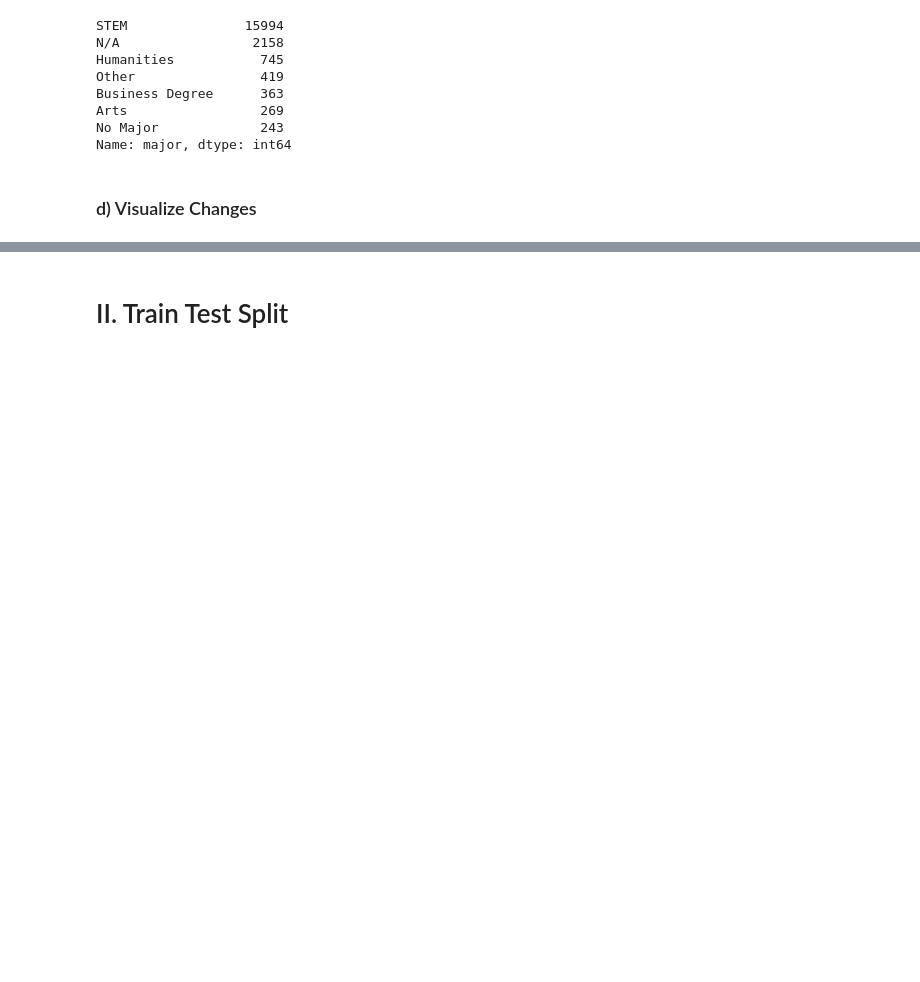
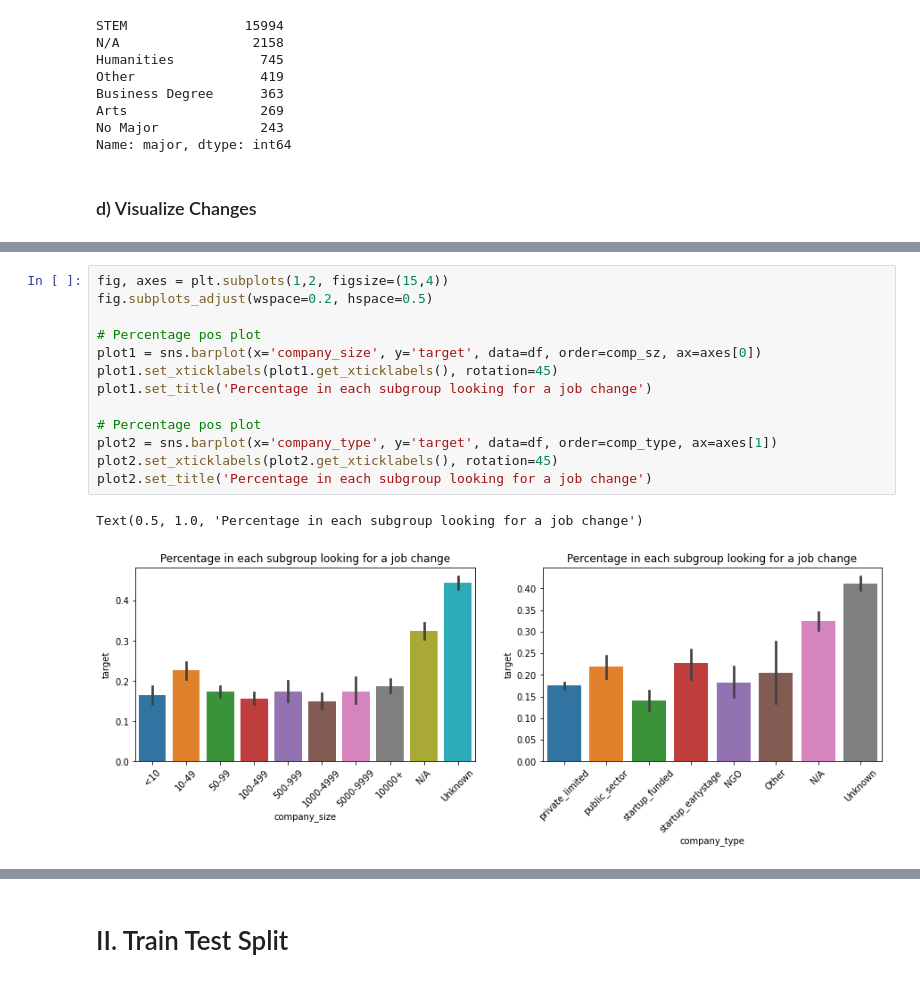
Before and after one commit to divzueri/Data-Science-Projects, a Jupyter notebook: HRAnalytics/notebooks/3_Preprocessing.ipynb, the cells around one changed output, grey strips where cells are left out. Saved outputs shown, nothing was run; the diff lists cells and outputs as text; blank space fills up the shorter version.

```diff
--- a/HRAnalytics/notebooks/3_Preprocessing.ipynb
+++ b/HRAnalytics/notebooks/3_Preprocessing.ipynb
@@ -152,0 +154,16 @@ cat_bar(imp_cols, imp_idx, 'target', df, figsize=(15,20))
+# %%
+fig, axes = plt.subplots(1,2, figsize=(15,4))
+fig.subplots_adjust(wspace=0.2, hspace=0.5)
+
+# Percentage pos plot
+plot1 = sns.barplot(x='company_size', y='target', data=df, order=comp_sz, ax=axes[0])
+plot1.set_xticklabels(plot1.get_xticklabels(), rotation=45)
+plot1.set_title('Percentage in each subgroup looking for a job change')
+
+# Percentage pos plot
+plot2 = sns.barplot(x='company_type', y='target', data=df, order=comp_type, ax=axes[1])
+plot2.set_xticklabels(plot2.get_xticklabels(), rotation=45)
+plot2.set_title('Percentage in each subgroup looking for a job change')
+# %% [output]
+Text(0.5, 1.0, 'Percentage in each subgroup looking for a job change')
+[figure, added]
```
Also changed, not shown: parts of 6 cells of this notebook, 2 other files.
